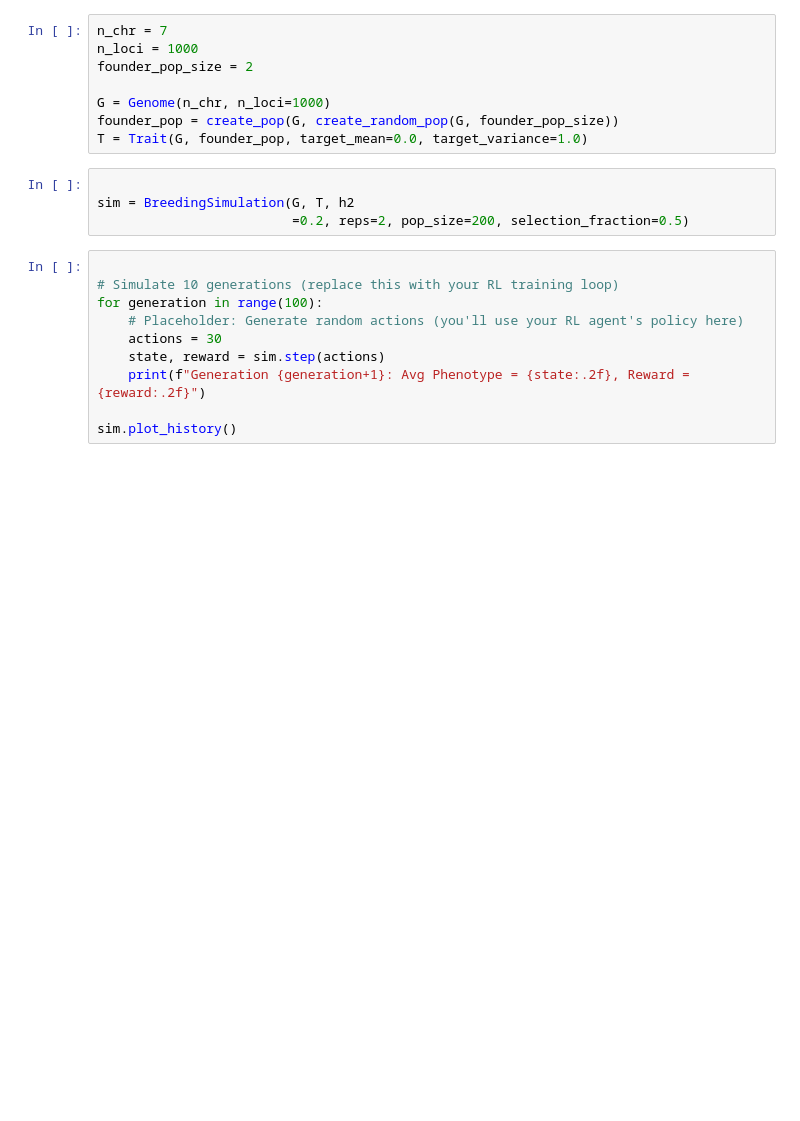
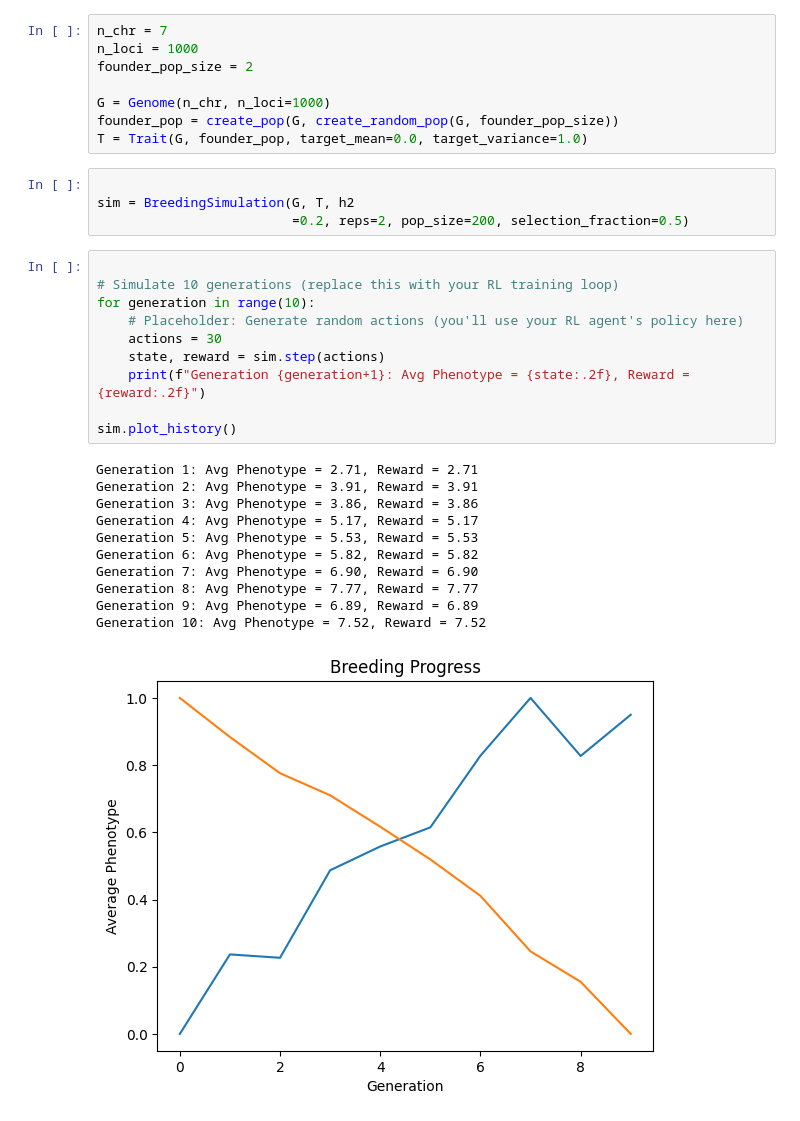
Before and after one commit to cjGO/burbankai, a Jupyter notebook: nbs/x01_populationStatistics.ipynb, the cells around one changed output. Cells and saved outputs as stored; diff of their text form; blank space fills up the shorter version.

```diff
--- a/nbs/x01_populationStatistics.ipynb
+++ b/nbs/x01_populationStatistics.ipynb
@@ -24,10 +17,22 @@ sim = BreedingSimulation(G, T, h2
 # %%
 
 # Simulate 10 generations (replace this with your RL training loop)
-for generation in range(100):
+for generation in range(10):
     # Placeholder: Generate random actions (you'll use your RL agent's policy here)
     actions = 30
     state, reward = sim.step(actions)
     print(f"Generation {generation+1}: Avg Phenotype = {state:.2f}, Reward = {reward:.2f}")
 
 sim.plot_history()
+# %% [output]
+Generation 1: Avg Phenotype = 2.71, Reward = 2.71
+Generation 2: Avg Phenotype = 3.91, Reward = 3.91
+Generation 3: Avg Phenotype = 3.86, Reward = 3.86
+Generation 4: Avg Phenotype = 5.17, Reward = 5.17
+Generation 5: Avg Phenotype = 5.53, Reward = 5.53
+Generation 6: Avg Phenotype = 5.82, Reward = 5.82
+Generation 7: Avg Phenotype = 6.90, Reward = 6.90
+Generation 8: Avg Phenotype = 7.77, Reward = 7.77
+Generation 9: Avg Phenotype = 6.89, Reward = 6.89
+Generation 10: Avg Phenotype = 7.52, Reward = 7.52
+[figure, added]
```
Also changed, not shown: parts of 1 cell of this notebook, 3 other files.
